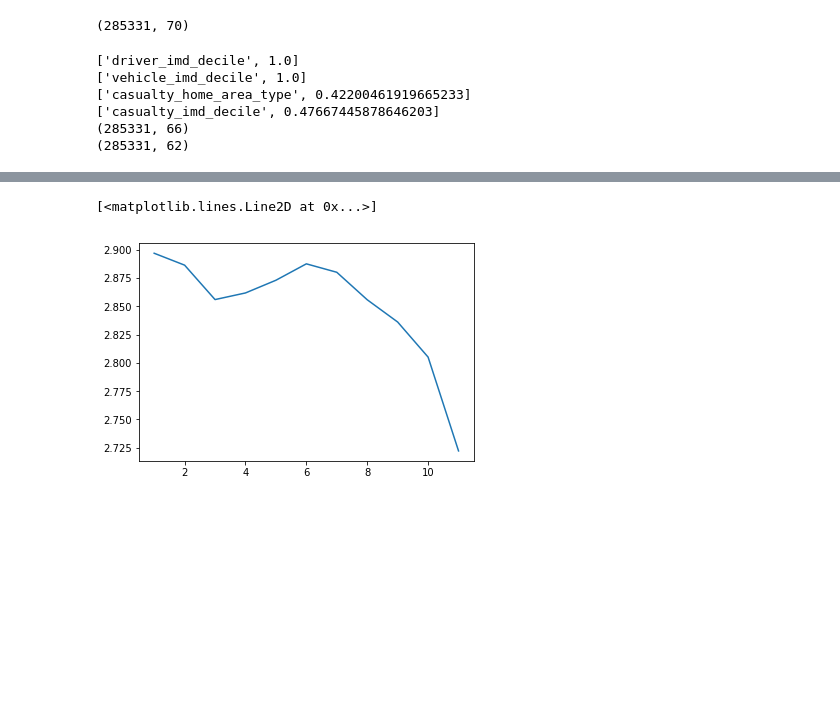
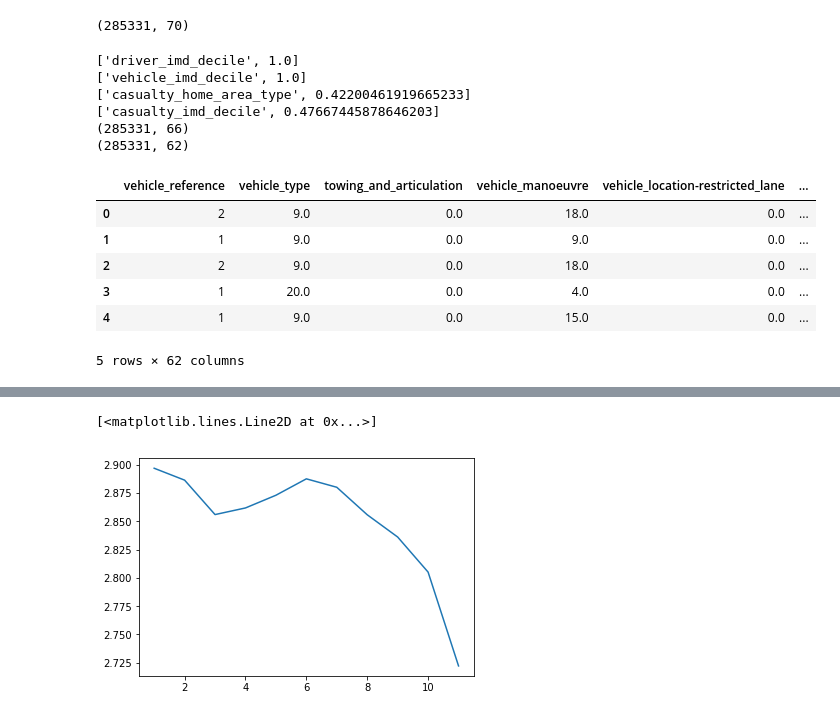
Before and after one commit to RajatRasal/Road-Accidents-Analysis-AI-Hack, a Jupyter notebook: DataCleaning.ipynb, the cells around one changed output, grey strips where cells are left out. Drawn from its saved outputs; the diff is of its cells as text; code cells hidden in the pictures; blank space fills up the shorter version.

```diff
--- a/DataCleaning.ipynb
+++ b/DataCleaning.ipynb
@@ -14,24 +16,33 @@ data.shape
 # %%
 
 nan_values = [[c, data[c].isnull().sum()/data.shape[0]] for c in data.columns.values]
 for n in nan_values:
     if n[1] > 0.4:
         print(n)
 
 # we are removing columns with str types
 data = data.select_dtypes(exclude=['O'])
 
 print(data.shape)
 
 # we are dropping columns with more than 40% missing values
 for i in nan_values:
     if i[1] > 0.4:
         data.drop(i[0],axis=1, inplace=True)
 print(data.shape)
+
+data.head()
 # %% [output]
 ['driver_imd_decile', 1.0]
 ['vehicle_imd_decile', 1.0]
 ['casualty_home_area_type', 0.42200461919665233]
 ['casualty_imd_decile', 0.47667445878646203]
 (285331, 66)
 (285331, 62)
+|  | vehicle_reference | vehicle_type | towing_and_articulation | vehicle_manoeuvre | vehicle_location-restricted_lane | ... |
+| 0 | 2 | 9.0 | 0.0 | 18.0 | 0.0 | ... |
+| 1 | 1 | 9.0 | 0.0 | 9.0 | 0.0 | ... |
+| 2 | 2 | 9.0 | 0.0 | 18.0 | 0.0 | ... |
+| 3 | 1 | 20.0 | 0.0 | 4.0 | 0.0 | ... |
+| 4 | 1 | 9.0 | 0.0 | 15.0 | 0.0 | ... |
+5 rows × 62 columns
```
Also changed, not shown: parts of 8 cells of this notebook, 1 other file.
